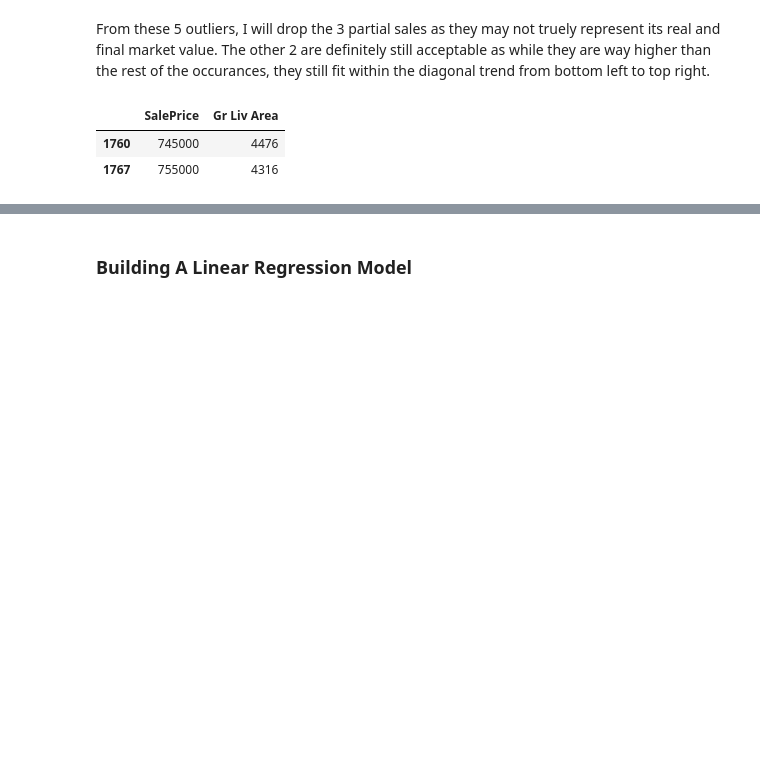
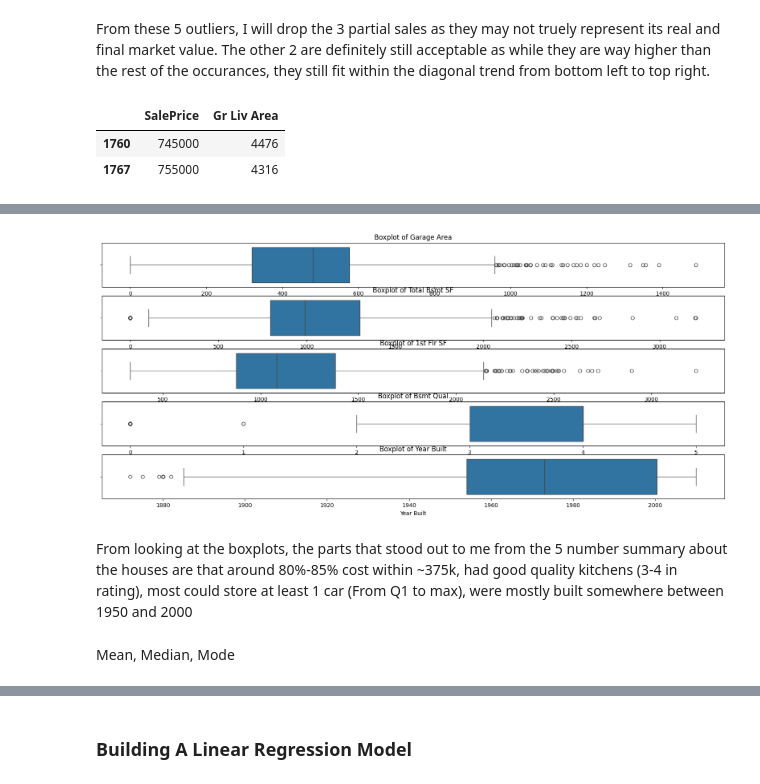
Before and after one commit to Mesterlol101/SIM-UOL, a Jupyter notebook: Y3S1/CM3005 - Data Science/Midterm Assignment/Assignment.ipynb, the cells around one changed output, grey strips where cells are left out. Cells and saved outputs as stored; diff of their text form; code cells hidden in the pictures; blank space fills up the shorter version.

```diff
--- a/Y3S1/CM3005 - Data Science/Midterm Assignment/Assignment.ipynb
+++ b/Y3S1/CM3005 - Data Science/Midterm Assignment/Assignment.ipynb
@@ -590,0 +645,15 @@ Central Tendency
+# %%
+# Boxplots to visualize the distributions of the second half of top 10 features
+plt.figure(figsize=(20,10))
+for i , feature in enumerate(top_10_df.columns[6:]):
+    plt.subplot(6, 1, i+1)
+    sns.boxplot(x=top_10_df[feature])
+    plt.title(f'Boxplot of {feature}')
+
+plt.show()
+# %% [output]
+[figure, added]
+# %% [markdown]
+From looking at the boxplots, the parts that stood out to me from the 5 number summary about the houses are that around 80%-85% cost within ~375k, had good quality kitchens (3-4 in rating), most could store at least 1 car (From Q1 to max), were mostly built somewhere between 1950 and 2000
+# %% [markdown]
+Mean, Median, Mode
```
Also changed, not shown: parts of 13 cells of this notebook, 4 other files.
